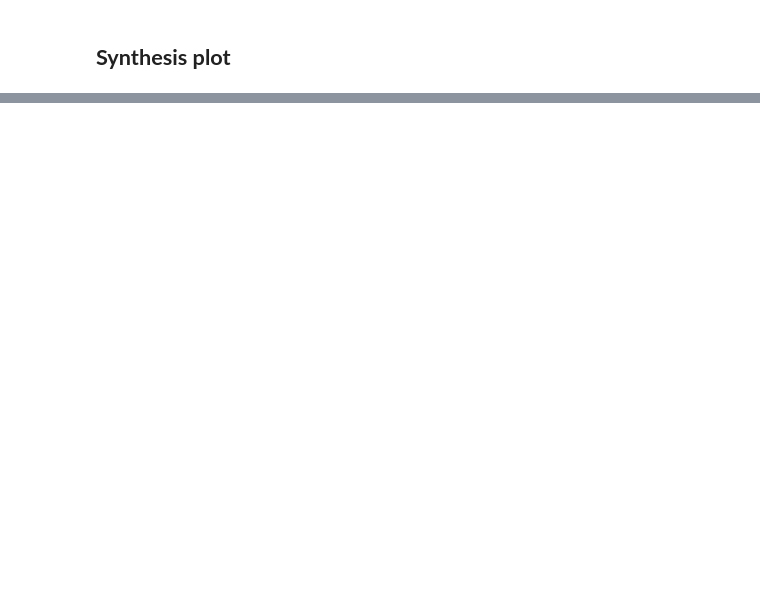
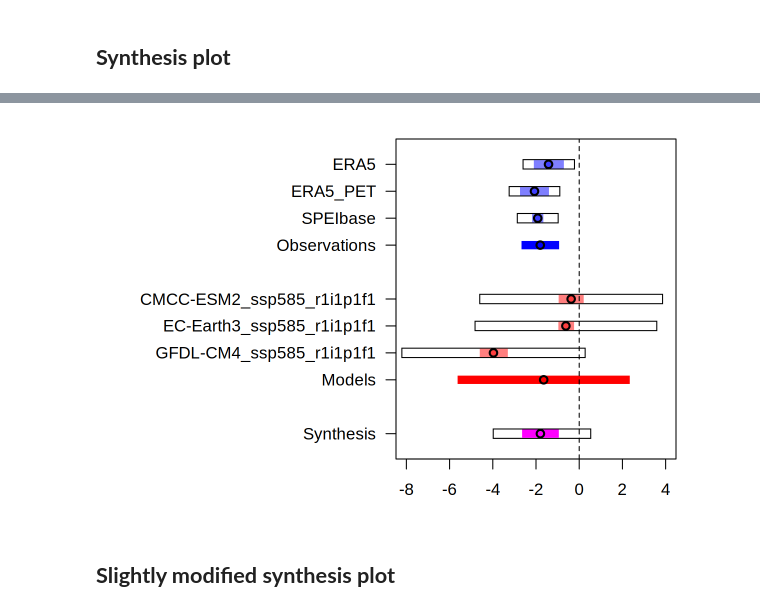
Before and after one commit to clairbarnes/wwa-current, a Jupyter notebook: 00_model-fitting-dev/synthesis/synthesis.ipynb, the cells around one changed output, grey strips where cells are left out. Cells and saved outputs as stored; diff of their text form; code cells hidden in the pictures; blank space fills up the shorter version.

```diff
--- a/00_model-fitting-dev/synthesis/synthesis.ipynb
+++ b/00_model-fitting-dev/synthesis/synthesis.ipynb
@@ -424,0 +566,33 @@ abline(v = 0, lty = 2)
+# %%
+plot_synthesis <- function(synth, lwd = 7, vline = 0, xlab = "", main = "") {
+
+    if (class(synth) == "list") synth <- synth$df
+
+    nobs <- sum(synth$group == "obs")
+    nmod <- sum(synth$group == "models")
+    yy <- c(rev(0:nobs+nmod+4), rev(0:nmod+2), 0)
+
+    plot(0, type = "n", xlim = range(pretty(as.numeric(unlist(synth[,c("l_wb", "u_wb")])))), ylim = c(-0.5,nrow(synth)+1.5),
+         yaxt = "n", ylab = "", xlab = xlab, main = main)
+
+    gcols = c("obs" = adjustcolor("blue", 0.5),
+              "obs_synth" = "blue",
+              "models" = adjustcolor("red", 0.5),
+              "model_synth" = "red",
+              "synth" = "magenta")[synth$group]
+
+    segments(y0 = yy, x0 = synth$l_wb, x1 = synth$u_wb, lwd = lwd, col = "black", lend = 2)
+    segments(y0 = yy, x0 = synth$l_wb, x1 = synth$u_wb, lwd = lwd-2, col = "white", lend = 2)
+    segments(y0 = yy, x0 = synth$lower, x1 = synth$upper, lwd = lwd-2, col = gcols, lend = 1)
+    points(synth$est, yy, pch = 21, bg = gcols, lwd = 2, cex = lwd/10)
+
+    axis(2, at = yy, labels = synth$model, las = 1)
+    abline(v = vline, lty = 2)
+}
+synth1 <- wwa_synthesis("minisynth_in.txt")
+par(mar = c(3,15,1,1))
+plot_synthesis(synth1, lwd = 10)
+# %% [output]
+[figure, added]
+# %% [markdown]
+## **Slightly modified synthesis plot**
```
Also changed, not shown: parts of 17 cells of this notebook.
